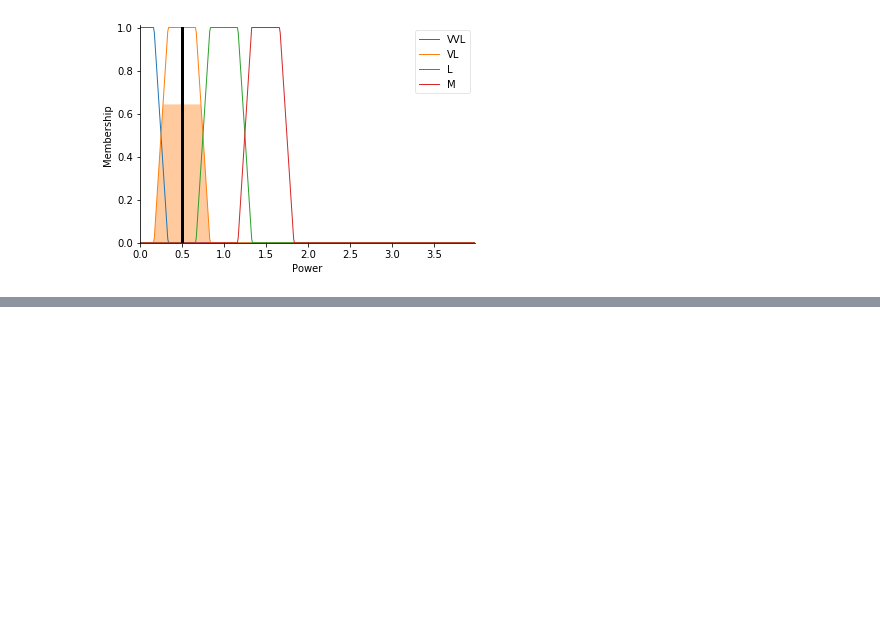
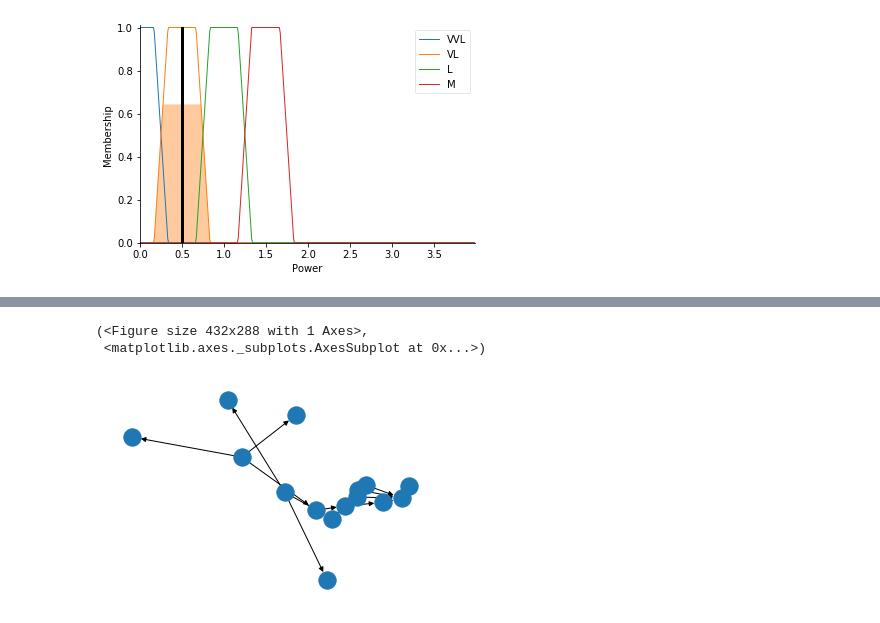
Before and after one commit to EDU-FRANCK-JUBIN/exercices-sur-python-ProDiG31, a Jupyter notebook: Loqique Floue.ipynb, the cells around one changed output, grey strips where cells are left out. Saved outputs shown, nothing was run; the diff lists cells and outputs as text; code cells hidden in the pictures; blank space fills up the shorter version.

```diff
--- a/Loqique Floue.ipynb
+++ b/Loqique Floue.ipynb
@@ -91,0 +126,21 @@ power.view(sim=powering)
+# %%
+#FAT
+rule1 = ctrl.Rule(degreeDirt['High'] | typeDirt['Fat'] , washTime['very_long'])
+rule2 = ctrl.Rule(degreeDirt['Medium'] | typeDirt['Fat'] , washTime['long'])
+rule3 = ctrl.Rule(degreeDirt['Low'] | typeDirt['Fat'] , washTime['long'])
+
+#MEDIUM
+rule4 = ctrl.Rule(degreeDirt['High'] | typeDirt['Medium'] , washTime['long'])
+rule5 = ctrl.Rule(degreeDirt['Medium'] | typeDirt['Medium'] , washTime['medium'])
+rule6 = ctrl.Rule(degreeDirt['Low'] | typeDirt['Medium'] , washTime['medium'])
+
+#NONFAT
+rule7 = ctrl.Rule(degreeDirt['High'] | typeDirt['NonFat'] , washTime['medium'])
+rule8 = ctrl.Rule(degreeDirt['Medium'] | typeDirt['NonFat'] , washTime['short'])
+rule9 = ctrl.Rule(degreeDirt['Low'] | typeDirt['NonFat'] , washTime['very_short'])
+
+rule1.view()
+# %% [output]
+(<Figure size 432x288 with 1 Axes>,
+ <matplotlib.axes._subplots.AxesSubplot at 0x...>)
+[figure, added]
```
Also changed, not shown: parts of 2 cells of this notebook.
